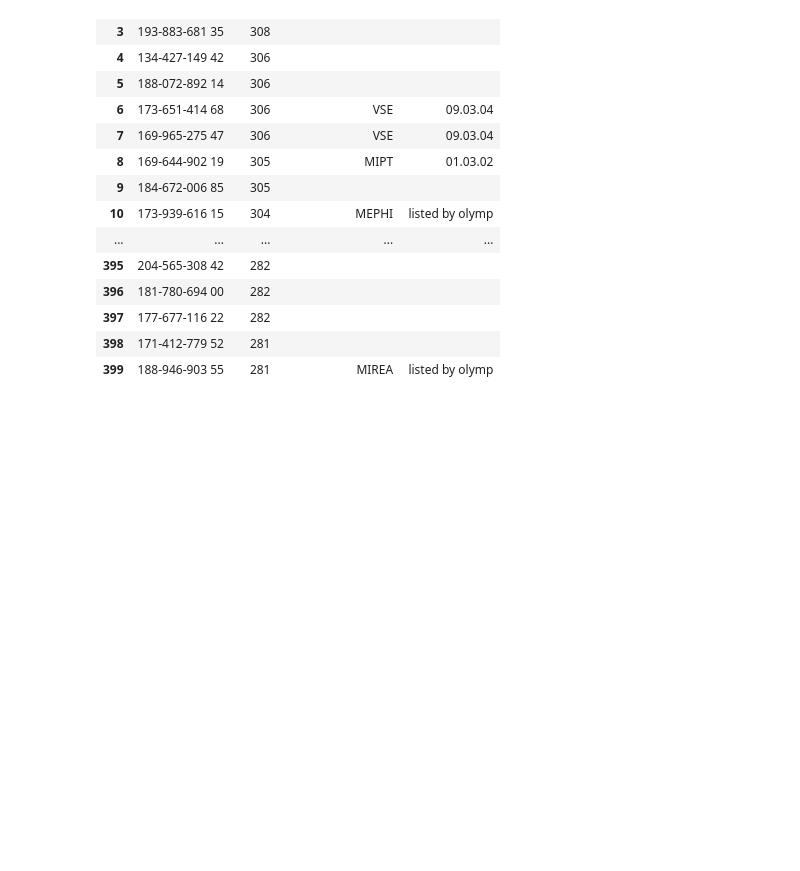
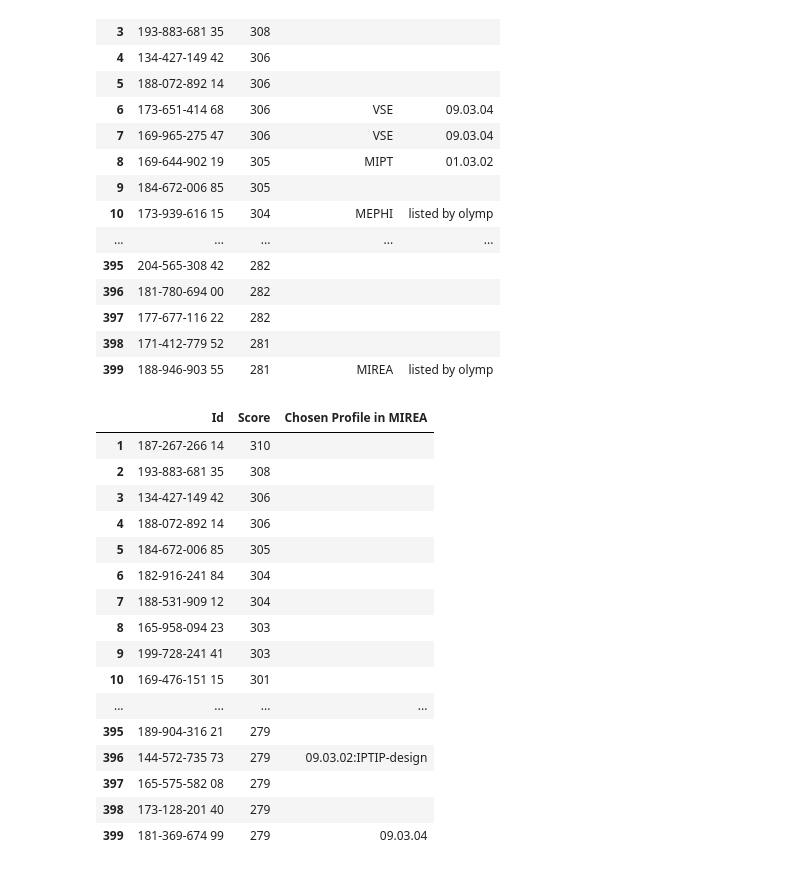
Before and after one commit to ValeriyKnyazhev/UniversityApplicationSystem, a Jupyter notebook: src/notebooks/Viewer.ipynb, the cells around one changed output. Cells and saved outputs as stored; diff of their text form; code cells hidden in the pictures; blank space fills up the shorter version.

```diff
--- a/src/notebooks/Viewer.ipynb
+++ b/src/notebooks/Viewer.ipynb
@@ -254,3 +215,23 @@ system.show_all_students_with_score_ge_and_their_agreement(University.MIREA, Pro
 | 397 | 177-677-116 22 | 282 |  |  |
 | 398 | 171-412-779 52 | 281 |  |  |
 | 399 | 188-946-903 55 | 281 | MIREA | listed by olymp |
+# %%
+visualizer.show_all_students_and_chosen_profile_where_score_ge_and_admission_possible(University.MIREA, Profile('01.03.02'), 270)
+# %% [output]
+|  | Id | Score | Chosen Profile in MIREA |
+| 1 | 187-267-266 14 | 310 |  |
+| 2 | 193-883-681 35 | 308 |  |
+| 3 | 134-427-149 42 | 306 |  |
+| 4 | 188-072-892 14 | 306 |  |
+| 5 | 184-672-006 85 | 305 |  |
+| 6 | 182-916-241 84 | 304 |  |
+| 7 | 188-531-909 12 | 304 |  |
+| 8 | 165-958-094 23 | 303 |  |
+| 9 | 199-728-241 41 | 303 |  |
+| 10 | 169-476-151 15 | 301 |  |
+| ... | ... | ... | ... |
+| 395 | 189-904-316 21 | 279 |  |
+| 396 | 144-572-735 73 | 279 | 09.03.02:IPTIP-design |
+| 397 | 165-575-582 08 | 279 |  |
+| 398 | 173-128-201 40 | 279 |  |
+| 399 | 181-369-674 99 | 279 | 09.03.04 |
```
Also changed, not shown: parts of 19 cells of this notebook, 7 other files.
